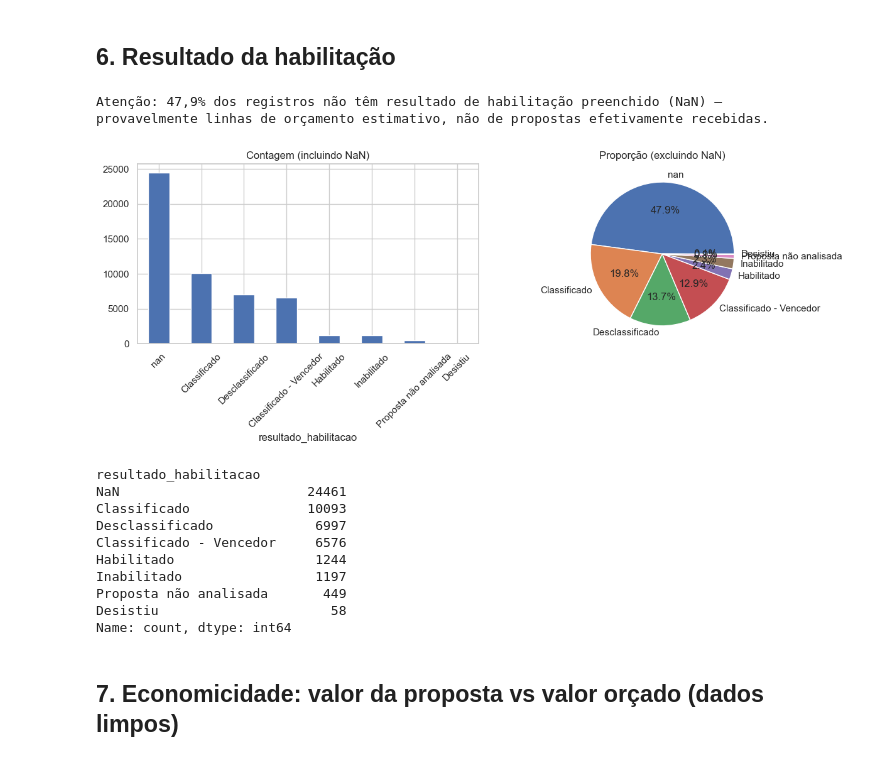
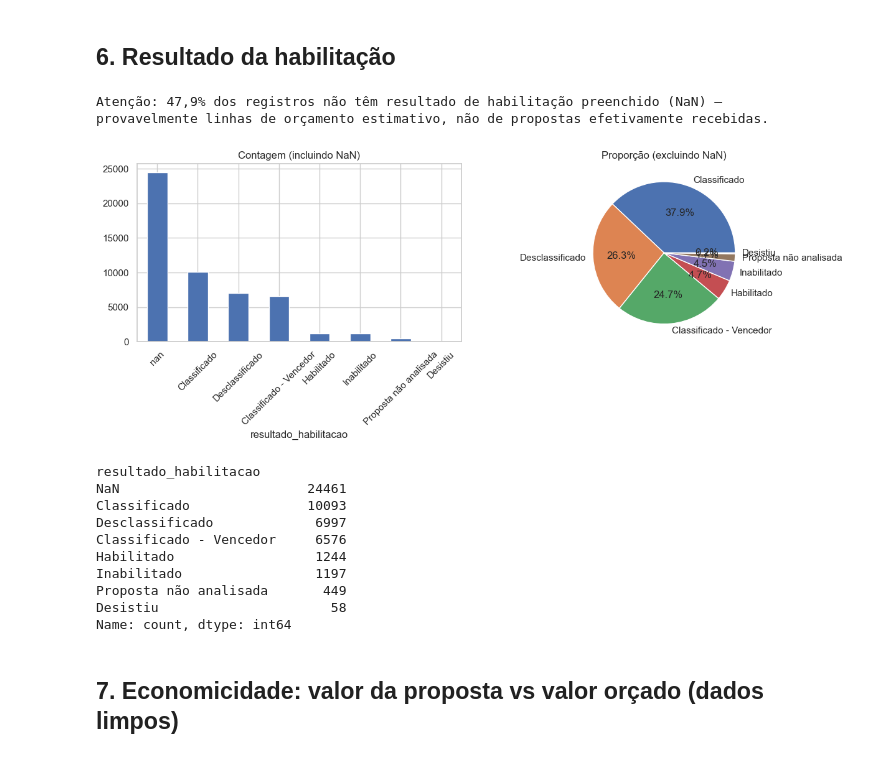
Before and after one commit to Giovanilucass/Anomaly-detection-in-public-procurements, a Jupyter notebook: analise_exploratoria_licitacoes.ipynb, the cells around one changed output. Saved outputs shown, nothing was run; the diff lists cells and outputs as text; code cells hidden in the pictures.

```diff
--- a/analise_exploratoria_licitacoes.ipynb
+++ b/analise_exploratoria_licitacoes.ipynb
@@ -294,23 +289,28 @@ Name: count, dtype: int64
 # %%
 resultado = df["resultado_habilitacao"].value_counts(dropna=False)
 print("Atenção: 47,9% dos registros não têm resultado de habilitação preenchido (NaN) —")
 print("provavelmente linhas de orçamento estimativo, não de propostas efetivamente recebidas.")
+
+# IMPORTANTE: .dropna() remove valores NaN, mas aqui o NaN está no INDICE (a categoria),
+# nao no valor (que e a contagem) -- entao .dropna() nao tem efeito nenhum aqui.
+# O filtro correto e por resultado.index.notna().
+resultado_sem_nan = resultado[resultado.index.notna()]
 
 fig, ax = plt.subplots(1, 2, figsize=(13, 5))
 resultado.plot(kind="bar", ax=ax[0])
 ax[0].set_title("Contagem (incluindo NaN)")
 ax[0].tick_params(axis="x", rotation=45)
 
-resultado.dropna().plot(kind="pie", autopct="%1.1f%%", ax=ax[1])
+resultado_sem_nan.plot(kind="pie", autopct="%1.1f%%", ax=ax[1])
 ax[1].set_title("Proporção (excluindo NaN)")
 ax[1].set_ylabel("")
 plt.tight_layout()
 plt.show()
 resultado
 # %% [output]
 Atenção: 47,9% dos registros não têm resultado de habilitação preenchido (NaN) —
 provavelmente linhas de orçamento estimativo, não de propostas efetivamente recebidas.
-[figure, old version]
+[figure, new version]
 resultado_habilitacao
 NaN                        24461
 Classificado               10093
```
Also changed, not shown: parts of 4 cells of this notebook, 3 other files.
